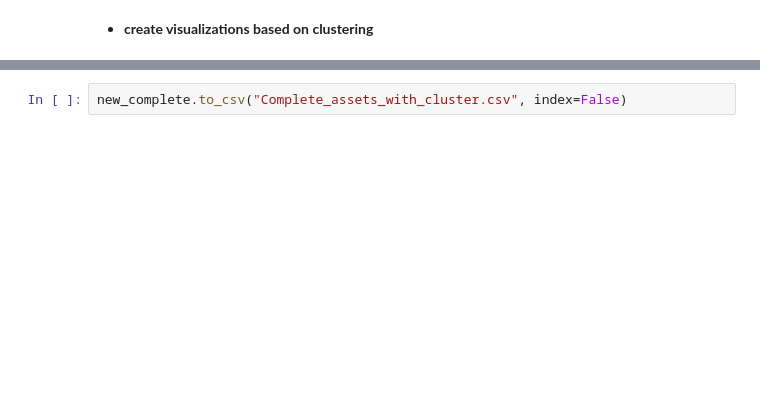
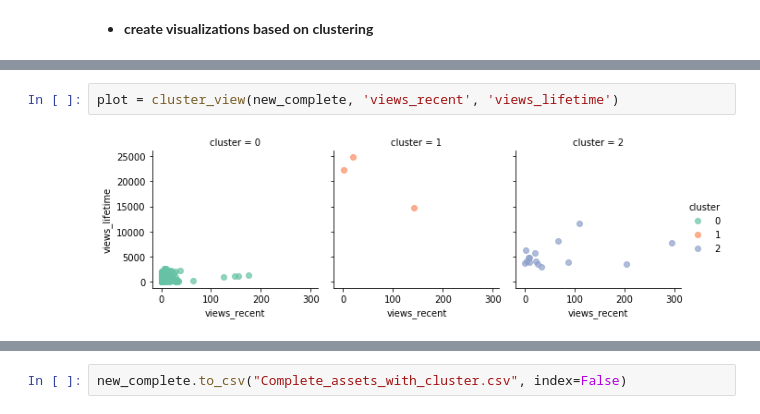
Before and after one commit to experience-corps/data-content-health-score, a Jupyter notebook: Asset_Health_Score.ipynb, the cells around one changed output, grey strips where cells are left out. Cells and saved outputs as stored; diff of their text form; blank space fills up the shorter version.

```diff
--- a/Asset_Health_Score.ipynb
+++ b/Asset_Health_Score.ipynb
@@ -649,0 +609,4 @@ new_complete
+# %%
+plot = cluster_view(new_complete, 'views_recent', 'views_lifetime')
+# %% [output]
+[figure, added]
```
Also changed, not shown: parts of 41 cells of this notebook, 1 other file.
